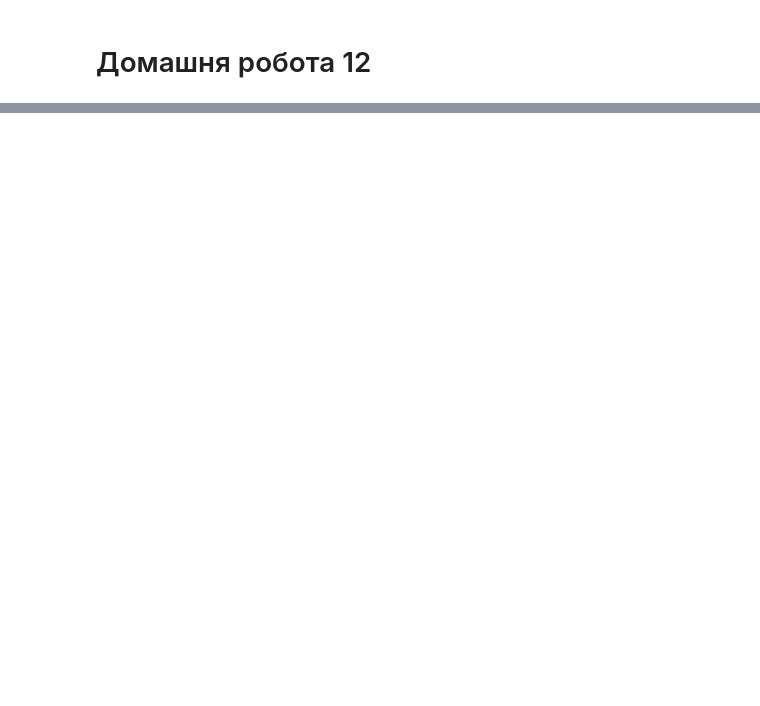
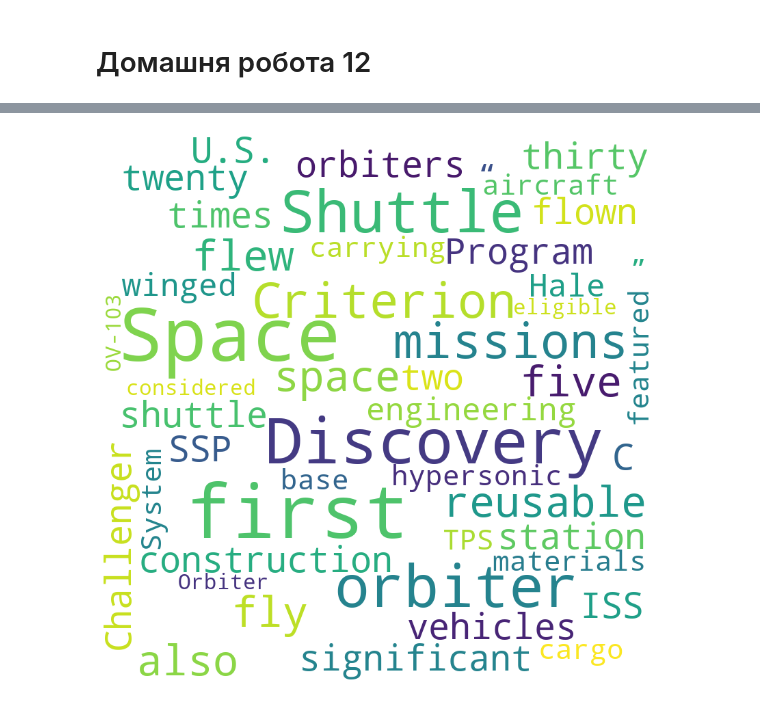
Before and after one commit to Ar-Dante/GOIT_Datat_Science, a Jupyter notebook: DS_HW12/DS_HW12.ipynb, the cells around one changed output, grey strips where cells are left out. Drawn from its saved outputs; the diff is of its cells as text; code cells hidden in the pictures; blank space fills up the shorter version.

```diff
--- a/DS_HW12/DS_HW12.ipynb
+++ b/DS_HW12/DS_HW12.ipynb
@@ -61,8 +63,3 @@ text = "The Orbiter Discovery, OV-103, is considered eligible \
         propulsion system, and the first two-fault-tolerant Integrated Avionics System. As Hale stated,\
         the Space Shuttle remains “the largest, fastest, winged hypersonic aircraft in history,”\
         having regularly flown at twenty-five times the speed of sound."
-
-# Токенізація
-doc = nlp(text)
-tokens = [token.text for token in doc]
-print(tokens)
@@ -74,0 +107,4 @@ stop_words = set(stopwords.words('english')
+# %%
+stop_words = set(stopwords.words('english'))
+punctuations = string.punctuation + "\n"
+stop_words
@@ -74,0 +129,10 @@ stop_words = set(stopwords.words('english')
+# %%
+word_frequencies = {}
+
+for word in doc:
+  if word.text.lower() not in stop_words and word.text.lower() not in punctuations:
+    if word.text not in word_frequencies.keys():
+      word_frequencies[word.text] = 1
+    else:
+      word_frequencies[word.text] += 1
+word_frequencies
@@ -74,0 +180,11 @@ stop_words = set(stopwords.words('english')
+# %%
+
+wordcloud = WordCloud(width=800, height=800, background_color='white', max_words=50).generate_from_frequencies(word_frequencies)
+
+plt.figure(figsize=(8, 8), facecolor=None)
+plt.imshow(wordcloud)
+plt.axis("off")
+plt.tight_layout(pad=0)
+plt.show()
+# %% [output]
+[figure, added]
```
Also changed, not shown: parts of 10 cells of this notebook.
